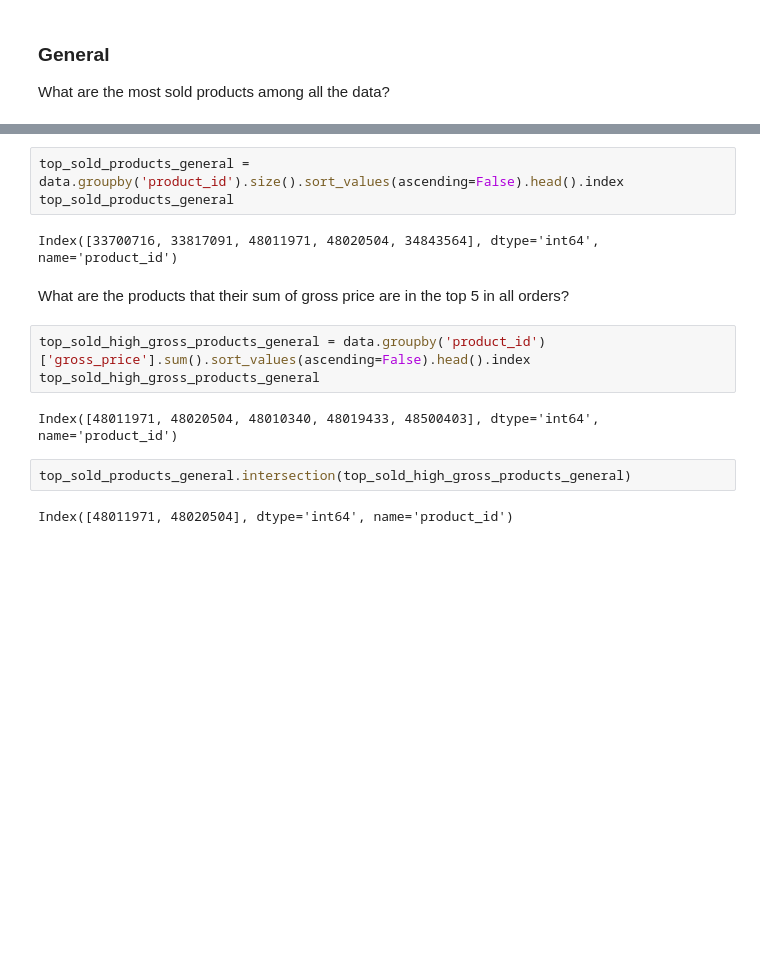
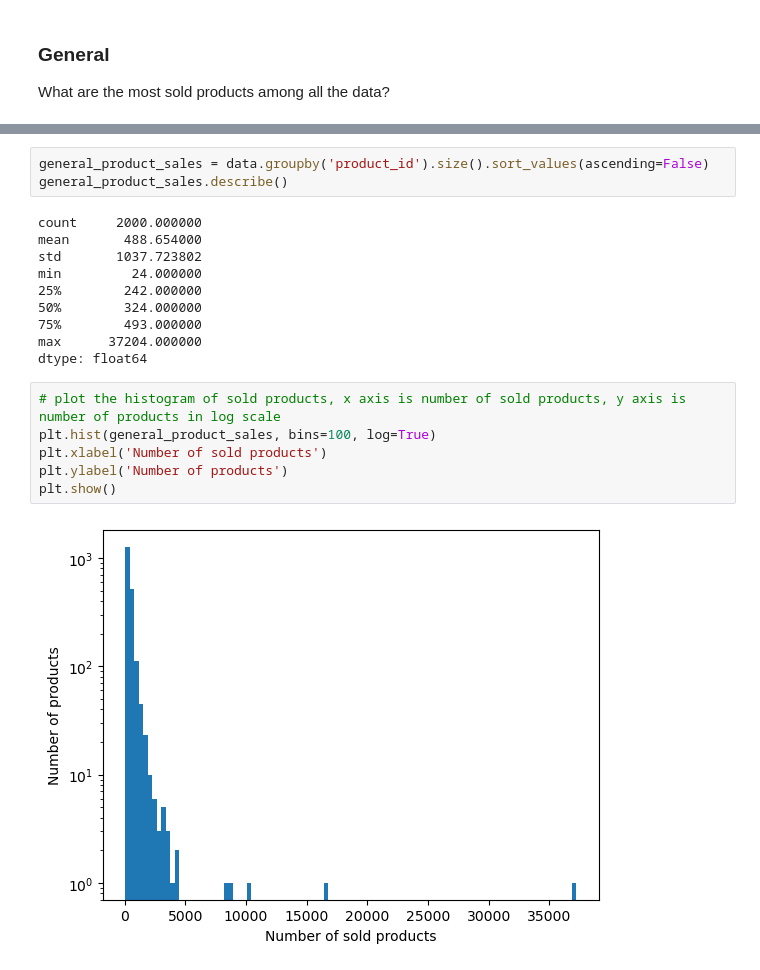
Before and after one commit to khalilvandian/Marketing-Analysis-unimib, a Jupyter notebook: EDA_BasicDatasetProperties.ipynb, the cells around one changed output, grey strips where cells are left out. Saved outputs shown, nothing was run; the diff lists cells and outputs as text; blank space fills up the shorter version.

Commit message:
Update EDA
extracted store sales and general sales

```diff
--- a/EDA_BasicDatasetProperties.ipynb
+++ b/EDA_BasicDatasetProperties.ipynb
@@ -380,18 +389,23 @@ data.head()
 | 3 | 8fe4346b53d0c781b275a614175804de | 23 | 49 | 33795776 | 1 | 5.10 | 0.0 | ... |
 | 4 | 8fe4346b53d0c781b275a614175804de | 23 | 49 | 36235381 | 1 | 76.05 | 0.0 | ... |
 # %%
-top_sold_products_general = data.groupby('product_id').size().sort_values(ascending=False).head().index
-top_sold_products_general
+general_product_sales = data.groupby('product_id').size().sort_values(ascending=False)
+general_product_sales.describe()
 # %% [output]
-Index([33700716, 33817091, 48011971, 48020504, 34843564], dtype='int64', name='product_id')
+count     2000.000000
+mean       488.654000
+std       1037.723802
+min         24.000000
+25%        242.000000
+50%        324.000000
+75%        493.000000
+max      37204.000000
+dtype: float64
-# %% [markdown]
-What are the products that their sum of gross price are in the top 5 in all orders?
-# %%
-top_sold_high_gross_products_general = data.groupby('product_id')['gross_price'].sum().sort_values(ascending=False).head().index
-top_sold_high_gross_products_general
-# %% [output]
-Index([48011971, 48020504, 48010340, 48019433, 48500403], dtype='int64', name='product_id')
-# %%
-top_sold_products_general.intersection(top_sold_high_gross_products_general)
-# %% [output]
-Index([48011971, 48020504], dtype='int64', name='product_id')
+# %%
+# plot the histogram of sold products, x axis is number of sold products, y axis is number of products in log scale
+plt.hist(general_product_sales, bins=100, log=True)
+plt.xlabel('Number of sold products')
+plt.ylabel('Number of products')
+plt.show()
+# %% [output]
+[figure, added]
```
Also changed, not shown: parts of 15 cells of this notebook.
